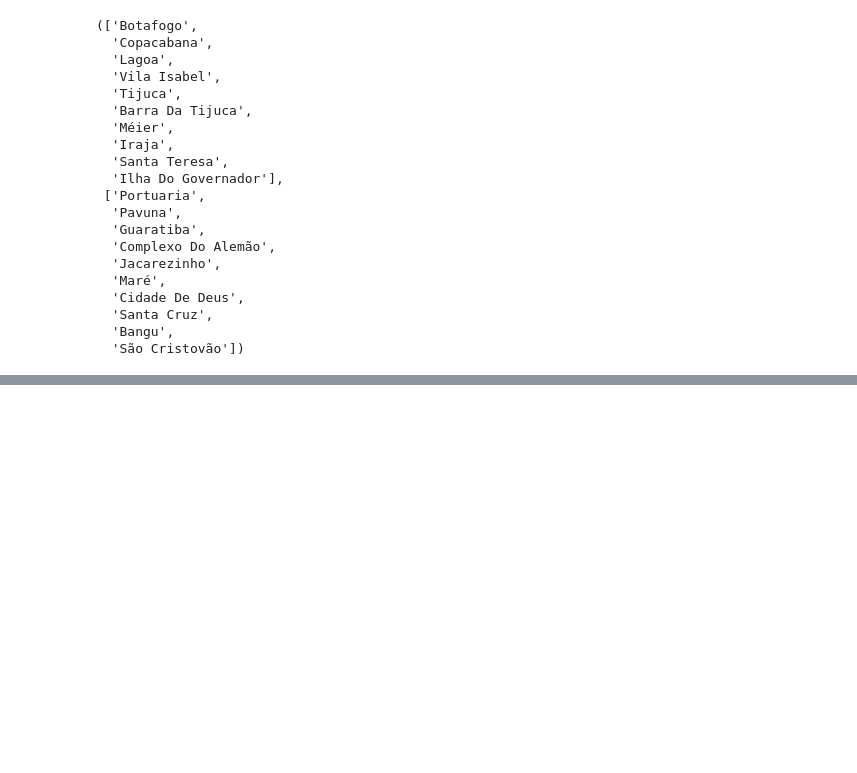
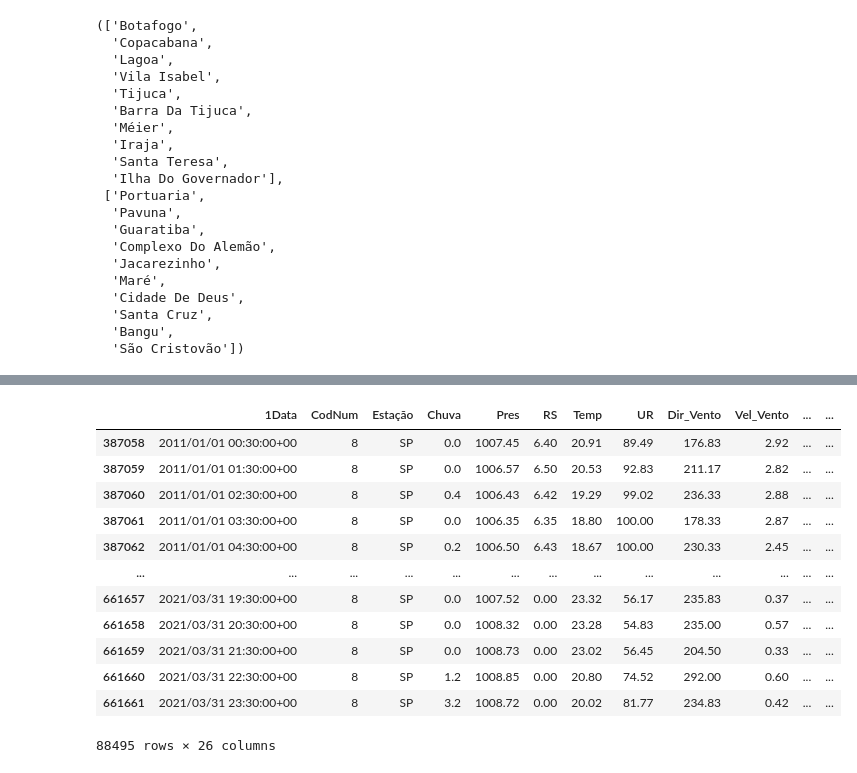
Before and after one commit to KeithFabre/analytica-process, a Jupyter notebook: data_analysis/analysis_pt_br.ipynb, the cells around one changed output, grey strips where cells are left out. Drawn from its saved outputs; the diff is of its cells as text; code cells hidden in the pictures; blank space fills up the shorter version.

```diff
--- a/data_analysis/analysis_pt_br.ipynb
+++ b/data_analysis/analysis_pt_br.ipynb
@@ -58,0 +72,41 @@ df_e.head()
+# %%
+s_names = [
+    'Bangu',         'Campo Grande', 'Centro',
+    'Copacabana',    'Irajá', 'Pedra de Guaratiba',
+    'São Cristóvão', 'Tijuca'
+    ]
+
+# monitored params from API website description
+stations = [
+    { "code": "CA",     "name": "Centro",             "air_params": ["O3", "CO", "PM10"] },
+    { "code": "AV",     "name": "Copacabana",         "air_params": ["O3", "CO", "PM10", "SO2"] },
+    { "code": "SC",     "name": "São Cristóvão",      "air_params": ["O3", "CO", "PM10", "SO2"] },
+    { "code": "SP",     "name": "Tijuca",             "air_params": ["O3", "CO", "PM10", "SO2", "NOx"] },
+    { "code": "IR" ,    "name": "Irajá",              "air_params": ["O3", "CO", "PM10", "SO2", "NOx", "HC", "PM2.5"] },
+    { "code": "BG" ,    "name": "Bangu",              "air_params": ["O3", "CO", "PM10", "SO2", "NOx", "HC"] },
+    { "code": "CG" ,    "name": "Campo Grande",       "air_params": ["O3", "CO", "PM10", "SO2", "NOx", "HC"] },
+    { "code": "PG" ,    "name": "Pedra de Guaratiba", "air_params": ["O3", "PM10"] }
+]
+
+centro       = df_q[df_q['Estação'].str.contains('CA') ]
+copa         = df_q[df_q['Estação'].str.contains('AV') ] ###
+sao_crist    = df_q[df_q['Estação'].str.contains('SC') ] ##
+tijuca       = df_q[df_q['Estação'].str.contains('SP') ] ##
+iraja        = df_q[df_q['Estação'].str.contains('IR') ] ###
+bangu        = df_q[df_q['Estação'].str.contains('BG') ] ##
+campo_grande = df_q[df_q['Estação'].str.contains('CG') ]
+pedra_guarat = df_q[df_q['Estação'].str.contains('PG') ]
+# %% [output]
+|  | 1Data | CodNum | Estação | Chuva | Pres | RS | Temp | UR | Dir_Vento | Vel_Vento | ... | ... |
+| 387058 | 2011/01/01 00:30:00+00 | 8 | SP | 0.0 | 1007.45 | 6.40 | 20.91 | 89.49 | 176.83 | 2.92 | ... | ... |
+| 387059 | 2011/01/01 01:30:00+00 | 8 | SP | 0.0 | 1006.57 | 6.50 | 20.53 | 92.83 | 211.17 | 2.82 | ... | ... |
+| 387060 | 2011/01/01 02:30:00+00 | 8 | SP | 0.4 | 1006.43 | 6.42 | 19.29 | 99.02 | 236.33 | 2.88 | ... | ... |
+| 387061 | 2011/01/01 03:30:00+00 | 8 | SP | 0.0 | 1006.35 | 6.35 | 18.80 | 100.00 | 178.33 | 2.87 | ... | ... |
+| 387062 | 2011/01/01 04:30:00+00 | 8 | SP | 0.2 | 1006.50 | 6.43 | 18.67 | 100.00 | 230.33 | 2.45 | ... | ... |
+| ... | ... | ... | ... | ... | ... | ... | ... | ... | ... | ... | ... | ... |
+| 661657 | 2021/03/31 19:30:00+00 | 8 | SP | 0.0 | 1007.52 | 0.00 | 23.32 | 56.17 | 235.83 | 0.37 | ... | ... |
+| 661658 | 2021/03/31 20:30:00+00 | 8 | SP | 0.0 | 1008.32 | 0.00 | 23.28 | 54.83 | 235.00 | 0.57 | ... | ... |
+| 661659 | 2021/03/31 21:30:00+00 | 8 | SP | 0.0 | 1008.73 | 0.00 | 23.02 | 56.45 | 204.50 | 0.33 | ... | ... |
+| 661660 | 2021/03/31 22:30:00+00 | 8 | SP | 1.2 | 1008.85 | 0.00 | 20.80 | 74.52 | 292.00 | 0.60 | ... | ... |
+| 661661 | 2021/03/31 23:30:00+00 | 8 | SP | 3.2 | 1008.72 | 0.00 | 20.02 | 81.77 | 234.83 | 0.42 | ... | ... |
+88495 rows × 26 columns
```
Also changed, not shown: parts of 9 cells of this notebook, 1 other file.
